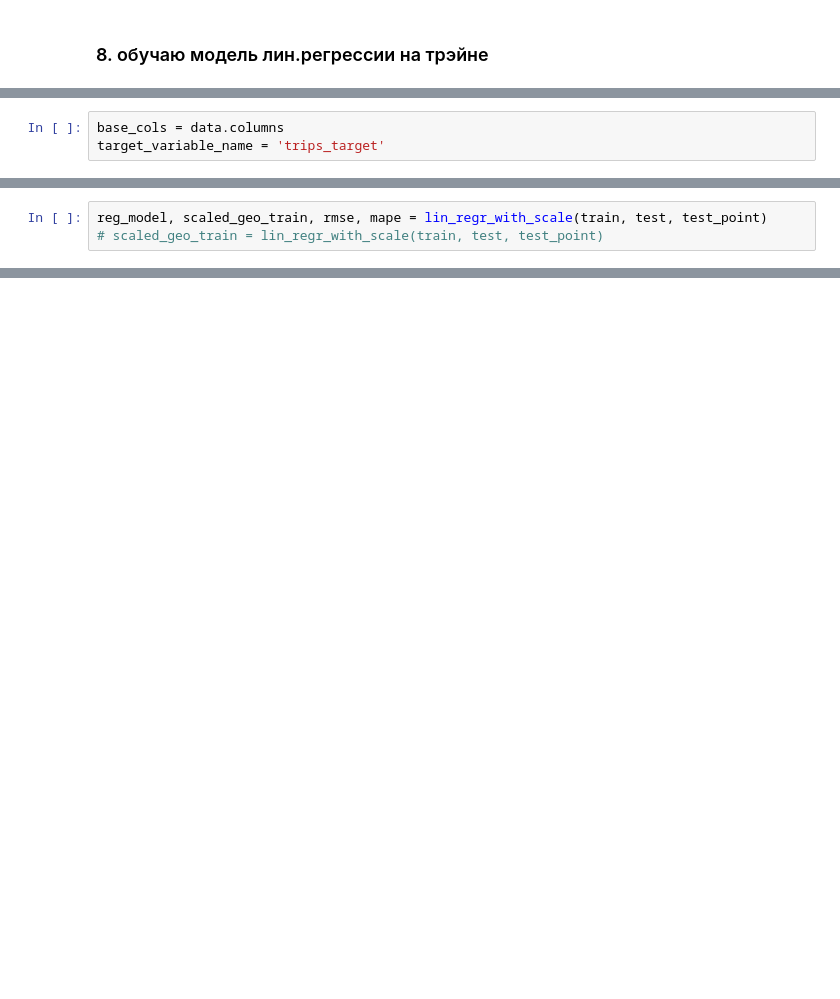
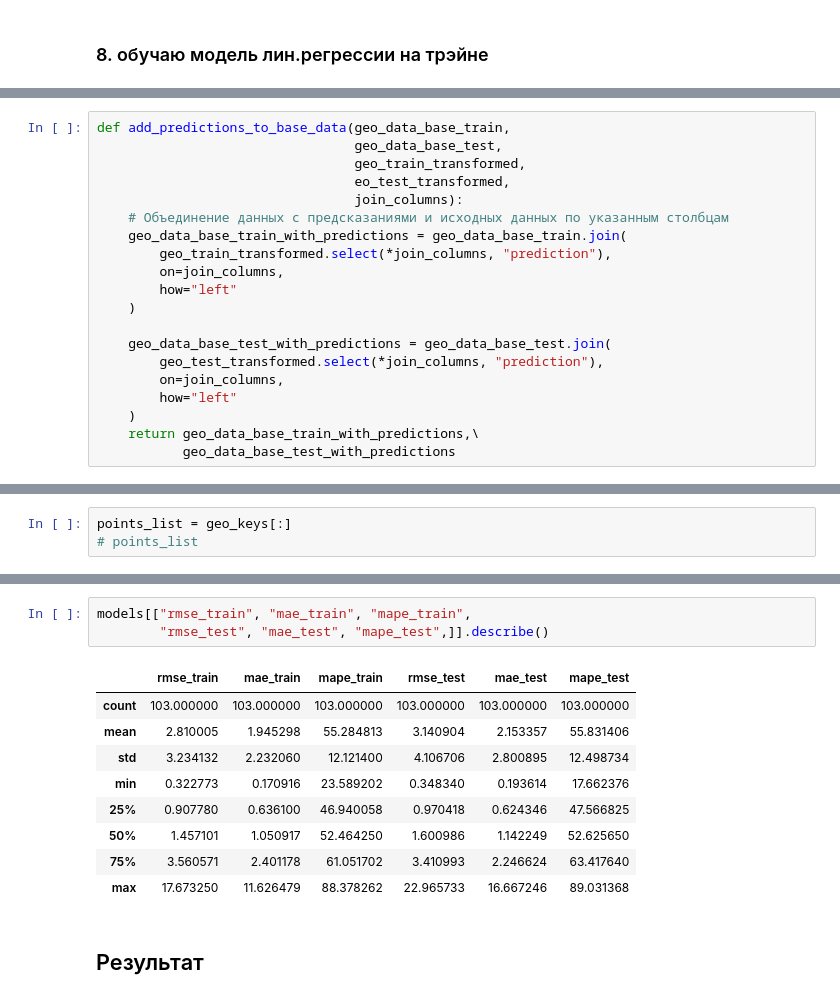
Before and after one commit to kogriv/chicago_spark, a Jupyter notebook: notebooks/03_ml.ipynb, the cells around one changed output, grey strips where cells are left out. Drawn from its saved outputs; the diff is of its cells as text; blank space fills up the shorter version.

```diff
--- a/notebooks/03_ml.ipynb
+++ b/notebooks/03_ml.ipynb
@@ -665,3 +605,0 @@ exc_cols = ['ct', 'ca', 'hour_start']
-# %%
-base_cols = data.columns
-target_variable_name = 'trips_target'
@@ -696,3 +605,0 @@ NameError: name 'mean_and_std' is not defined
-# %%
-reg_model, scaled_geo_train, rmse, mape = lin_regr_with_scale(train, test, test_point)
-# scaled_geo_train = lin_regr_with_scale(train, test, test_point)
@@ -765,0 +658,20 @@ def custom_scaler():
+# %%
+def add_predictions_to_base_data(geo_data_base_train,
+                                 geo_data_base_test,
+                                 geo_train_transformed,
+                                 eo_test_transformed,
+                                 join_columns):
+    # Объединение данных с предсказаниями и исходных данных по указанным столбцам
+    geo_data_base_train_with_predictions = geo_data_base_train.join(
+        geo_train_transformed.select(*join_columns, "prediction"),
+        on=join_columns,
+        how="left"
+    )
+
+    geo_data_base_test_with_predictions = geo_data_base_test.join(
+        geo_test_transformed.select(*join_columns, "prediction"),
+        on=join_columns,
+        how="left"
+    )
+    return geo_data_base_train_with_predictions,\
+           geo_data_base_test_with_predictions
@@ -765,0 +691,3 @@ def custom_scaler():
+# %%
+points_list = geo_keys[:]
+# points_list
@@ -765,0 +784,15 @@ def custom_scaler():
+# %%
+models[["rmse_train", "mae_train", "mape_train",
+        "rmse_test", "mae_test", "mape_test",]].describe()
+# %% [output]
+|  | rmse_train | mae_train | mape_train | rmse_test | mae_test | mape_test |
+| count | 103.000000 | 103.000000 | 103.000000 | 103.000000 | 103.000000 | 103.000000 |
+| mean | 2.810005 | 1.945298 | 55.284813 | 3.140904 | 2.153357 | 55.831406 |
+| std | 3.234132 | 2.232060 | 12.121400 | 4.106706 | 2.800895 | 12.498734 |
+| min | 0.322773 | 0.170916 | 23.589202 | 0.348340 | 0.193614 | 17.662376 |
+| 25% | 0.907780 | 0.636100 | 46.940058 | 0.970418 | 0.624346 | 47.566825 |
+| 50% | 1.457101 | 1.050917 | 52.464250 | 1.600986 | 1.142249 | 52.625650 |
+| 75% | 3.560571 | 2.401178 | 61.051702 | 3.410993 | 2.246624 | 63.417640 |
+| max | 17.673250 | 11.626479 | 88.378262 | 22.965733 | 16.667246 | 89.031368 |
+# %% [markdown]
+## Результат
```
Also changed, not shown: parts of 86 cells of this notebook, 4 other files.
